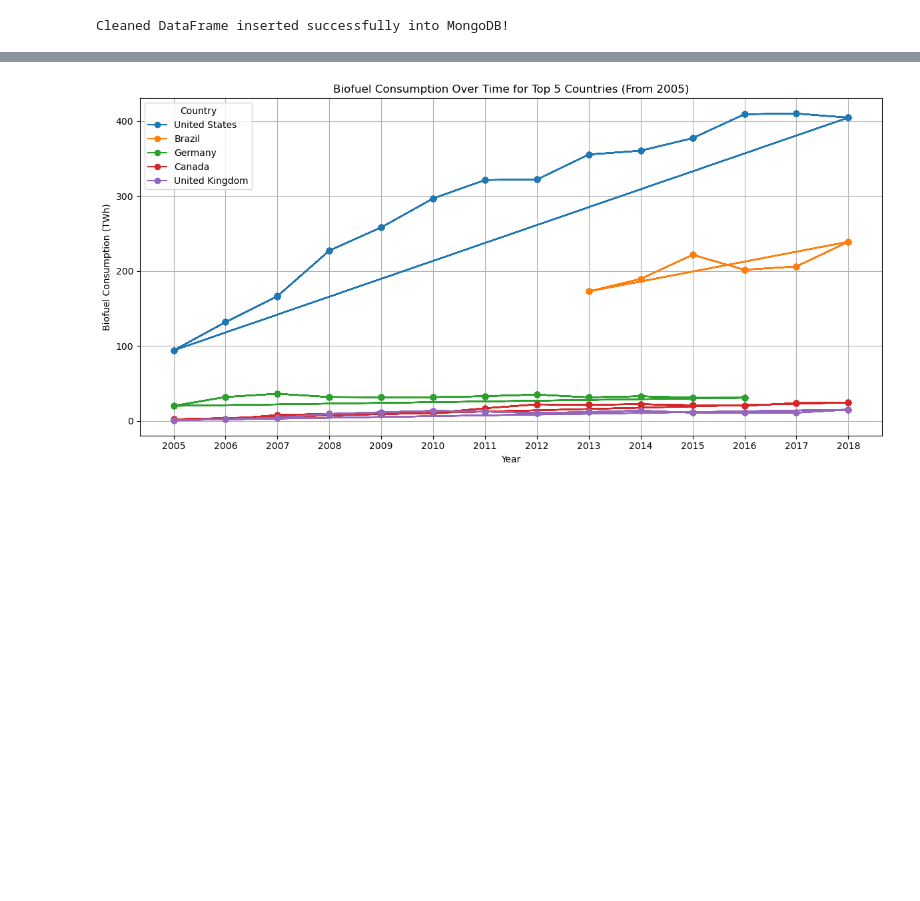
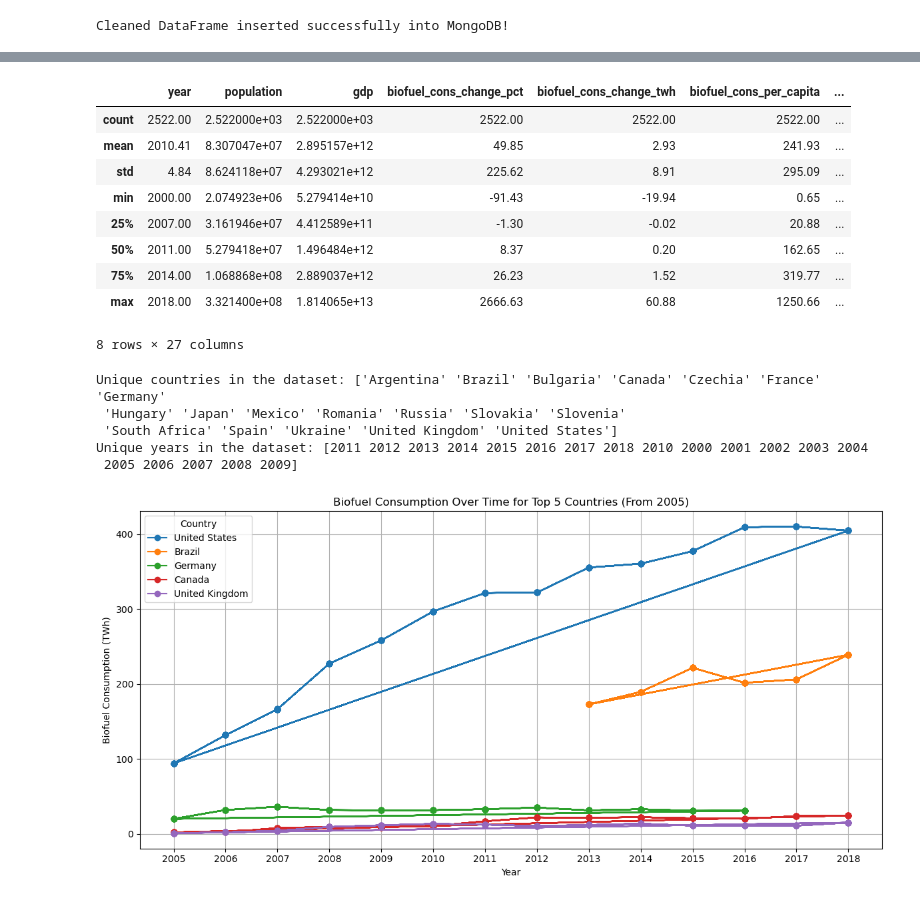
Before and after one commit to singhashishpal/project3_world_energy_consumption, a Jupyter notebook: anu.ipynb, the cells around one changed output, grey strips where cells are left out. Saved outputs shown, nothing was run; the diff lists cells and outputs as text; code cells hidden in the pictures; blank space fills up the shorter version.

```diff
--- a/anu.ipynb
+++ b/anu.ipynb
@@ -204,3 +202,27 @@ DataFrame containing the records from MongoDB:
+# %%
+df_describe=df_mongo.describe()
+df_describe.round(2)
+# %% [output]
+|  | year | population | gdp | biofuel_cons_change_pct | biofuel_cons_change_twh | biofuel_cons_per_capita | ... |
+| count | 2522.00 | 2.522000e+03 | 2.522000e+03 | 2522.00 | 2522.00 | 2522.00 | ... |
+| mean | 2010.41 | 8.307047e+07 | 2.895157e+12 | 49.85 | 2.93 | 241.93 | ... |
+| std | 4.84 | 8.624118e+07 | 4.293021e+12 | 225.62 | 8.91 | 295.09 | ... |
+| min | 2000.00 | 2.074923e+06 | 5.279414e+10 | -91.43 | -19.94 | 0.65 | ... |
+| 25% | 2007.00 | 3.161946e+07 | 4.412589e+11 | -1.30 | -0.02 | 20.88 | ... |
+| 50% | 2011.00 | 5.279418e+07 | 1.496484e+12 | 8.37 | 0.20 | 162.65 | ... |
+| 75% | 2014.00 | 1.068868e+08 | 2.889037e+12 | 26.23 | 1.52 | 319.77 | ... |
+| max | 2018.00 | 3.321400e+08 | 1.814065e+13 | 2666.63 | 60.88 | 1250.66 | ... |
+8 rows × 27 columns
+# %%
+# Check the unique countries and years in the DataFrame
+print("Unique countries in the dataset:", df_mongo['country'].unique())
+print("Unique years in the dataset:", df_mongo['year'].unique())
+# %% [output]
+Unique countries in the dataset: ['Argentina' 'Brazil' 'Bulgaria' 'Canada' 'Czechia' 'France' 'Germany'
+ 'Hungary' 'Japan' 'Mexico' 'Romania' 'Russia' 'Slovakia' 'Slovenia'
+ 'South Africa' 'Spain' 'Ukraine' 'United Kingdom' 'United States']
+Unique years in the dataset: [2011 2012 2013 2014 2015 2016 2017 2018 2010 2000 2001 2002 2003 2004
+ 2005 2006 2007 2008 2009]
 # %%
 
 # Filter for the last 10 decades (2010 to 2020)
```
Also changed, not shown: parts of 9 cells of this notebook.
